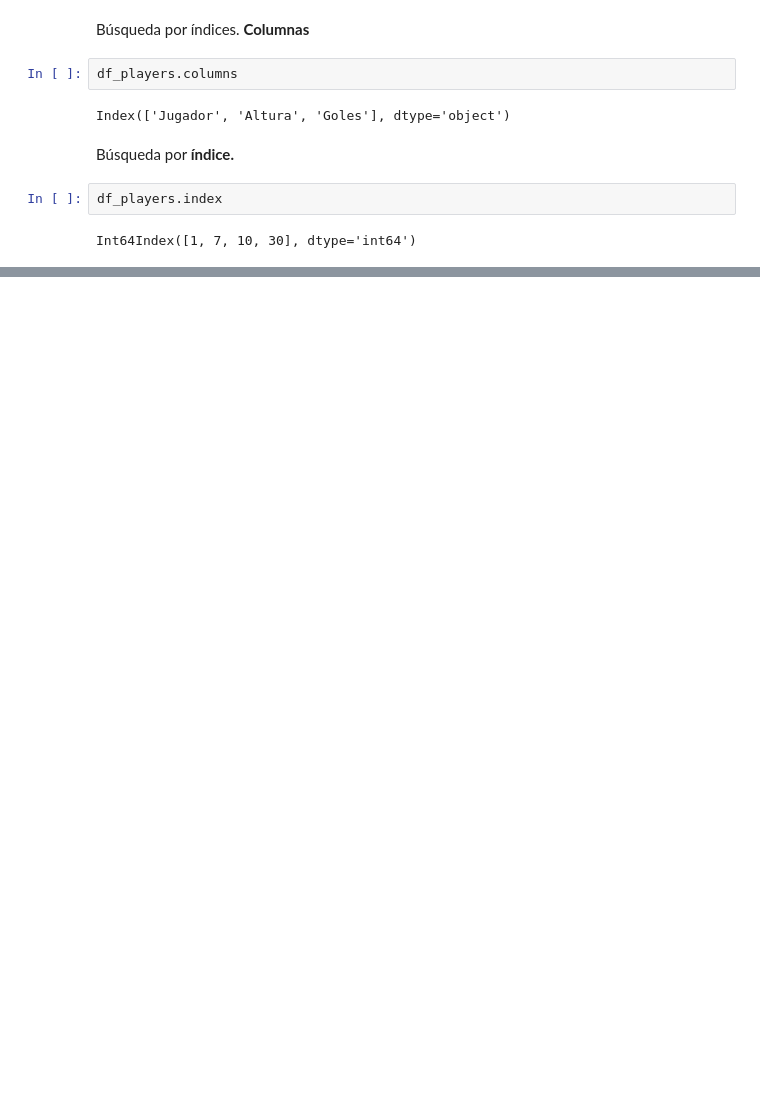
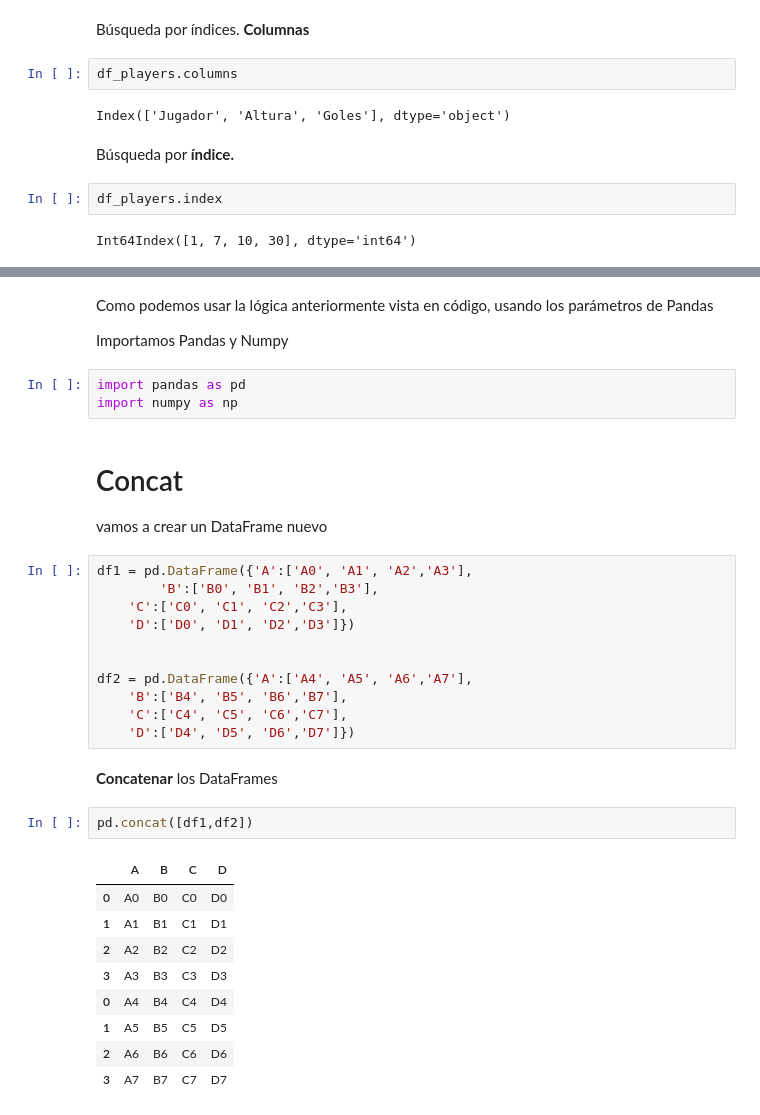
Before and after one commit to Carmen-N/Manipulaci-n-y-Transformaci-n-de-Datos-con-Pandas-y-NumPy, a Jupyter notebook: Datos_con_Pandas_y_NumPy.ipynb, the cells around one changed output, grey strips where cells are left out. Cells and saved outputs as stored; diff of their text form; blank space fills up the shorter version.

```diff
--- a/Datos_con_Pandas_y_NumPy.ipynb
+++ b/Datos_con_Pandas_y_NumPy.ipynb
@@ -729,0 +822,36 @@ Int64Index([1, 7, 10, 30], dtype='int64')
+# %% [markdown]
+Como podemos usar la lógica anteriormente vista en código, usando los parámetros de Pandas
+
+Importamos Pandas y Numpy
+# %%
+import pandas as pd
+import numpy as np
+# %% [markdown]
+# Concat
+
+vamos a crear un DataFrame nuevo
+# %%
+df1 = pd.DataFrame({'A':['A0', 'A1', 'A2','A3'],
+        'B':['B0', 'B1', 'B2','B3'],
+	'C':['C0', 'C1', 'C2','C3'],
+	'D':['D0', 'D1', 'D2','D3']})
+
+
+df2 = pd.DataFrame({'A':['A4', 'A5', 'A6','A7'],
+	'B':['B4', 'B5', 'B6','B7'],
+	'C':['C4', 'C5', 'C6','C7'],
+	'D':['D4', 'D5', 'D6','D7']})
+# %% [markdown]
+**Concatenar** los DataFrames
+# %%
+pd.concat([df1,df2])
+# %% [output]
+|  | A | B | C | D |
+| 0 | A0 | B0 | C0 | D0 |
+| 1 | A1 | B1 | C1 | D1 |
+| 2 | A2 | B2 | C2 | D2 |
+| 3 | A3 | B3 | C3 | D3 |
+| 0 | A4 | B4 | C4 | D4 |
+| 1 | A5 | B5 | C5 | D5 |
+| 2 | A6 | B6 | C6 | D6 |
+| 3 | A7 | B7 | C7 | D7 |
```
Also changed, not shown: parts of 42 cells of this notebook.
